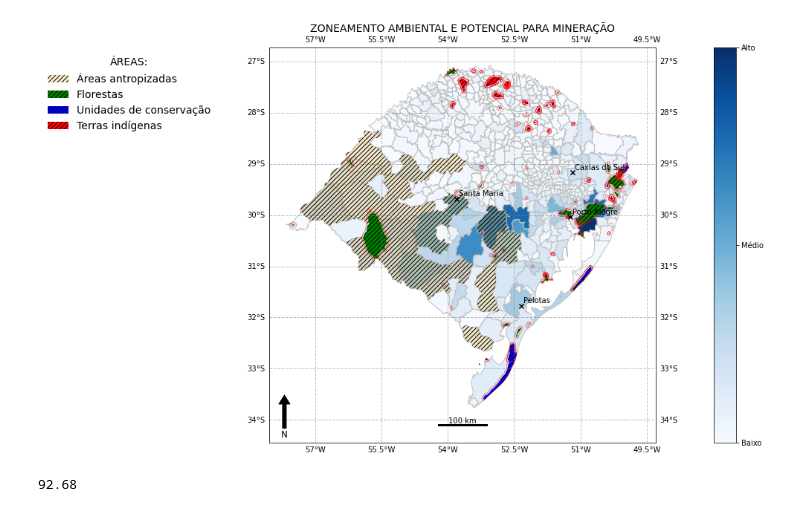
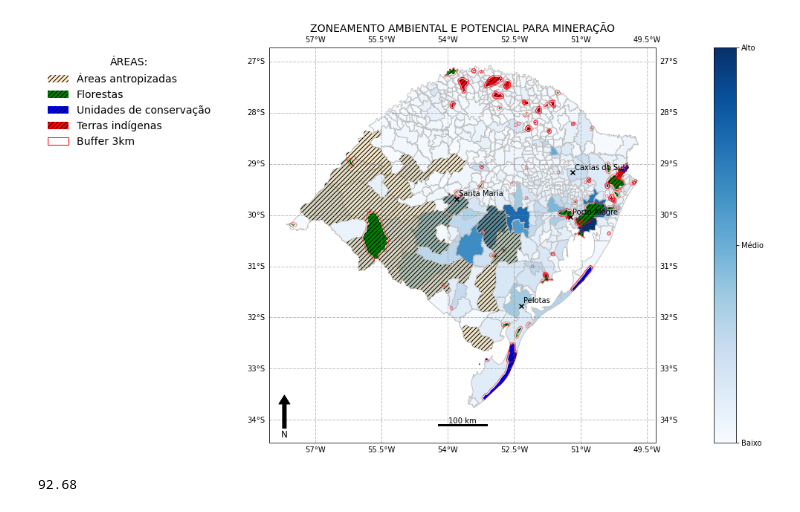
Before and after one commit to robertorolo/Mapas-minera-RS, a Jupyter notebook: ambiental estadual.ipynb, the cells around one changed output. Saved outputs shown, nothing was run; the diff lists cells and outputs as text; code cells hidden in the pictures.

```diff
--- a/ambiental estadual.ipynb
+++ b/ambiental estadual.ipynb
@@ -214,34 +211,37 @@ colors = ['orange', 'green', 'blue', 'red', ]
 alpha=[0.2,1,1,1,]
 
 hand = []
 for i, a in enumerate(areas_amb):
     a.plot(ax=ax, color = colors[i], hatch='////', alpha=alpha[i])
 
     h = mpatches.Patch(facecolor=colors[i],alpha=alpha[i],hatch='////',label=label[i])
     hand.append(h)
 
+h = mpatches.Patch(facecolor='white',alpha=1, edgecolor='red', label='Buffer 3km')
+hand.append(h)
+
 lgd1 = plt.legend(handles = hand, bbox_to_anchor=(-22, 1), edgecolor = 'white', fontsize='14', title='ÁREAS:', title_fontsize='14', loc='upper right')
 
 overlay.plot(ax=ax, facecolor=(0,0,0,0), edgecolor=(1,0,0,0.5))
 
 
 scale_bar(ax, 100, location=(0.5,0.01))
 
 gl = ax.gridlines(crs=ccrs.PlateCarree(), draw_labels=True, linewidth=1, color='gray', alpha=0.5, linestyle='--')
 
 x, y, arrow_length = 0.04, 0.12, 0.1
 ax.annotate('N', xy=(x, y), xytext=(x, y-arrow_length),
 arrowprops=dict(facecolor='black', width=5, headwidth=15),
 ha='center', va='center', fontsize=12,
 xycoords=ax.transAxes)
 
 plot_municipios(municipios, lista_municipio, ax, c='black', delta=0.05)
 
 ax.set_title('ZONEAMENTO AMBIENTAL E POTENCIAL PARA MINERAÇÃO', loc='center', fontsize='14')
 
 plt.savefig("imagens/ambiental.png", bbox_inches='tight', facecolor='white', dpi = 300, bbox_extra_artists=([ax, lgd1]))
 # %% [output]
-[figure, old version]
+[figure, new version]
 # %%
 a_rs = rs.area
 a_buffers = overlay.area
```
Also changed, not shown: parts of 2 cells of this notebook.
